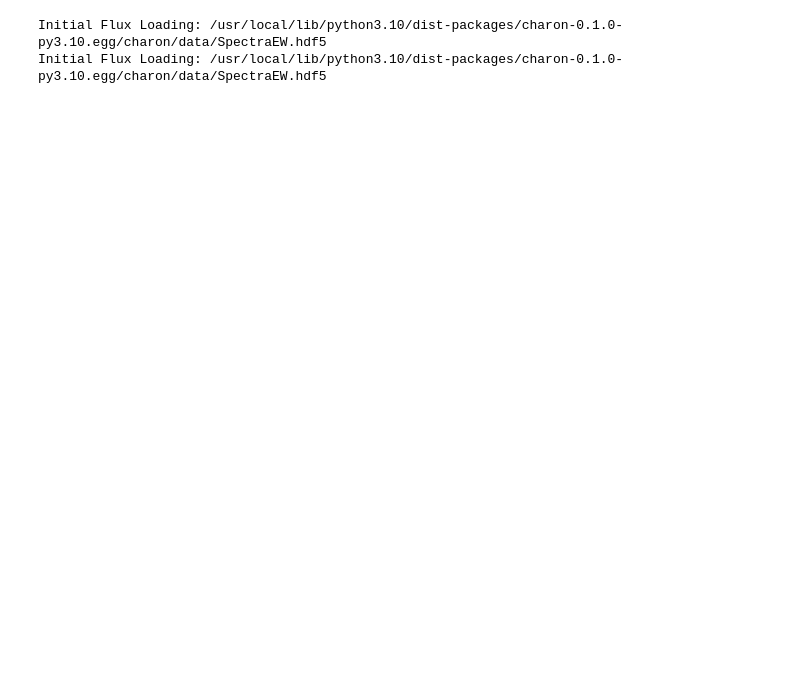
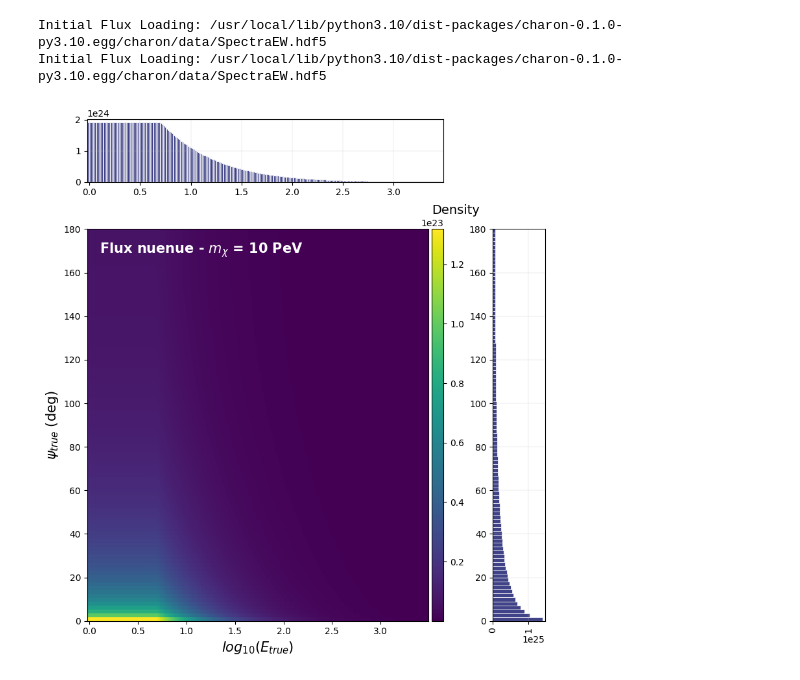
Before and after one commit to danaevld/IceCube, a Jupyter notebook: DisplayPDFs.ipynb, the cells around one changed output. Saved outputs shown, nothing was run; the diff lists cells and outputs as text; code cells hidden in the pictures; blank space fills up the shorter version.

```diff
--- a/DisplayPDFs.ipynb
+++ b/DisplayPDFs.ipynb
@@ -20,6 +25,7 @@ Theta_reco = resp_matrix_data['Bin']['reco_psi_center']
 # %%
-Reco_rate_nue_NFW1 = Signal_PDF(mass=1e6, channel='nuenue',process='decay',galactic_profile=profile.NFW, extrapolation=False, normalize=False)
+Reco_rate_nue_NFW1 = Signal_PDF(mass=mass, channel=channel,process=process,galactic_profile=profile.NFW, extrapolation=False, normalize=False)
 # %% [output]
 Initial Flux Loading: /usr/local/lib/python3.10/dist-packages/charon-0.1.0-py3.10.egg/charon/data/SpectraEW.hdf5
 Initial Flux Loading: /usr/local/lib/python3.10/dist-packages/charon-0.1.0-py3.10.egg/charon/data/SpectraEW.hdf5
+[figure, added]
 # %%
```
Also changed, not shown: parts of 12 cells of this notebook, 2 other files.
